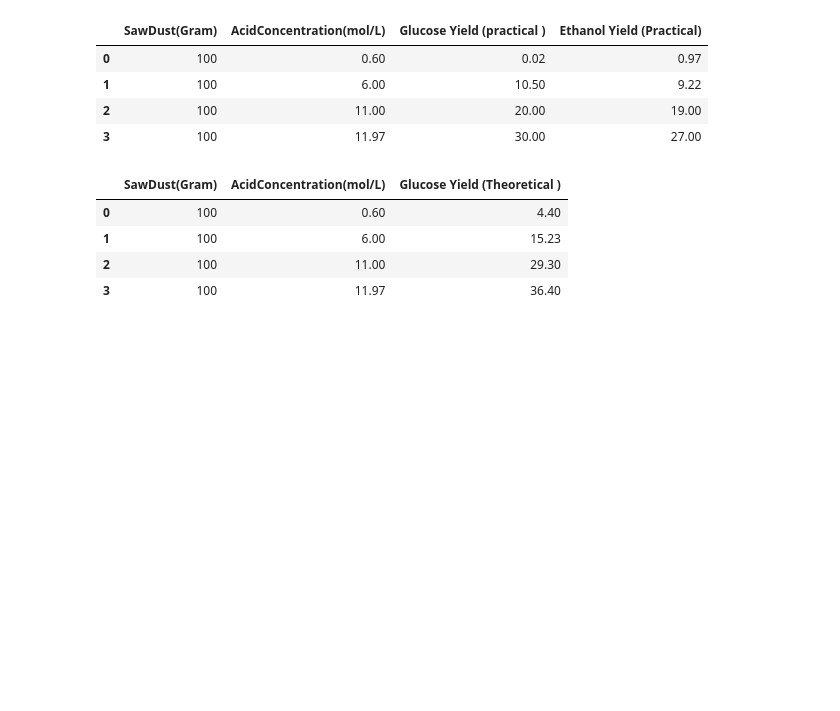
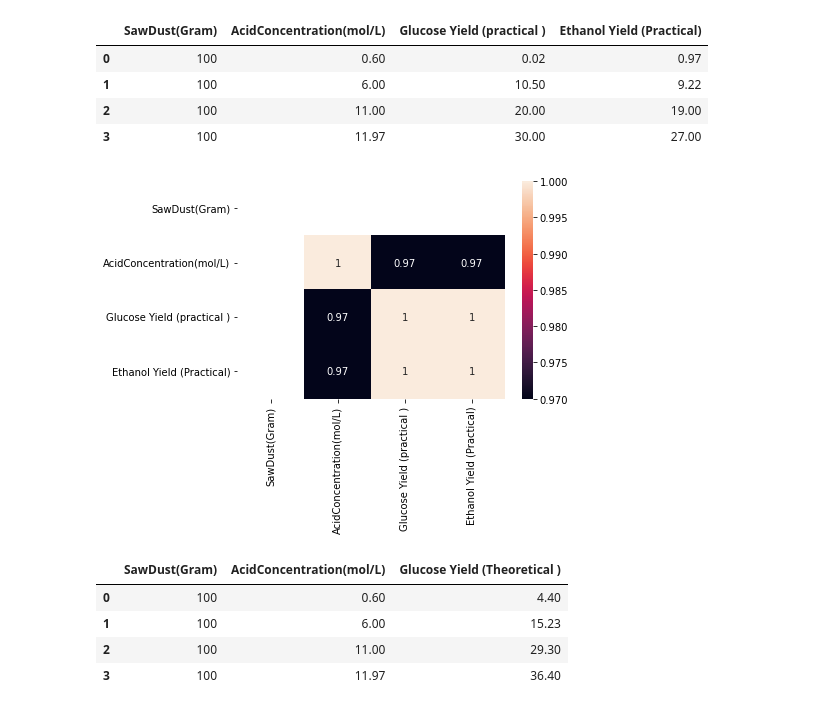
Before and after one commit to Riteshdahal/-NeuralNetworkExamples, a Jupyter notebook: HCL_Model.ipynb, the cells around one changed output. Saved outputs shown, nothing was run; the diff lists cells and outputs as text; code cells hidden in the pictures; blank space fills up the shorter version.

```diff
--- a/HCL_Model.ipynb
+++ b/HCL_Model.ipynb
@@ -28,6 +35,12 @@ df3
 | 1 | 100 | 6.00 | 10.50 | 9.22 |
 | 2 | 100 | 11.00 | 20.00 | 19.00 |
 | 3 | 100 | 11.97 | 30.00 | 27.00 |
+# %%
+r=df3.corr().round(2)
+sns.heatmap(r,annot=True)
+plt.show()
+# %% [output]
+[figure, added]
 # %%
 #training data
 X=df2.drop(columns="Ethanol Yield (Theoretical)")
```
Also changed, not shown: parts of 2 cells of this notebook.
